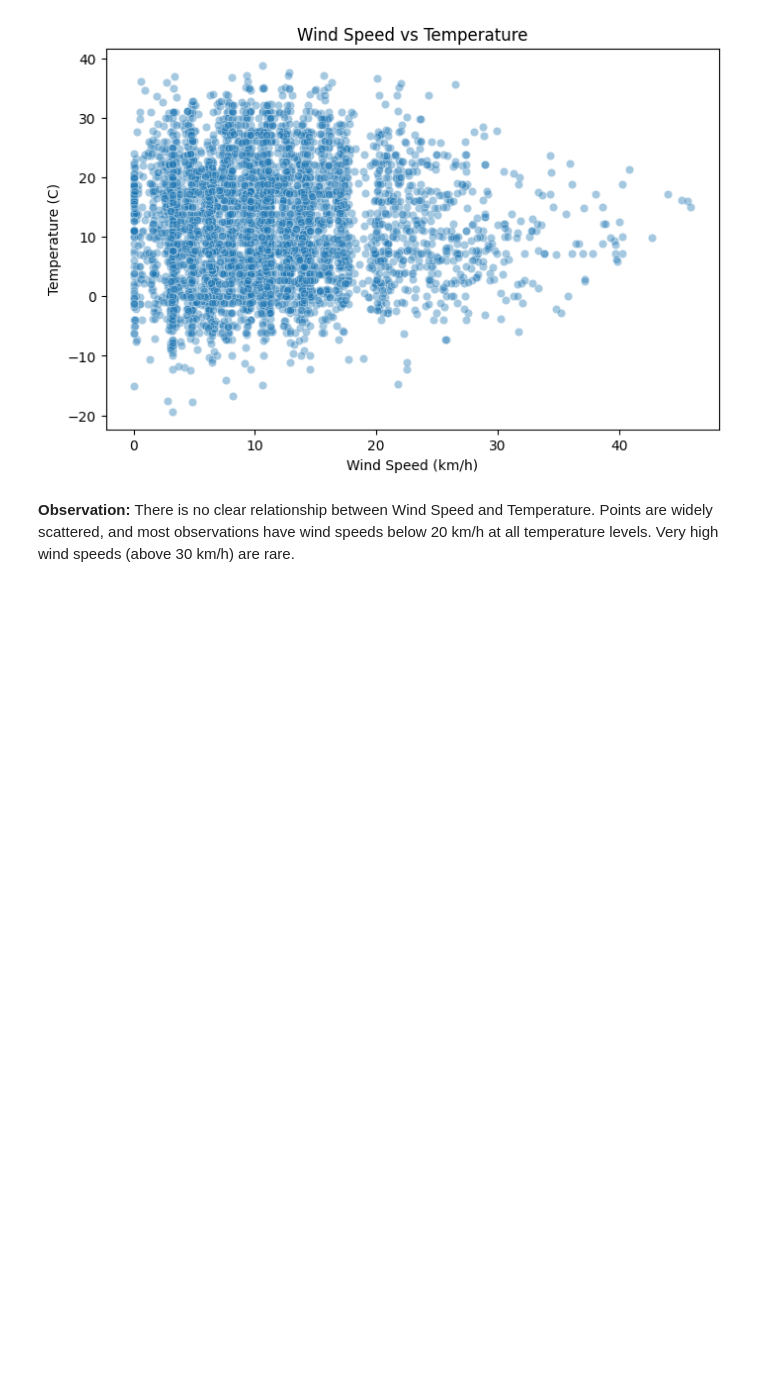
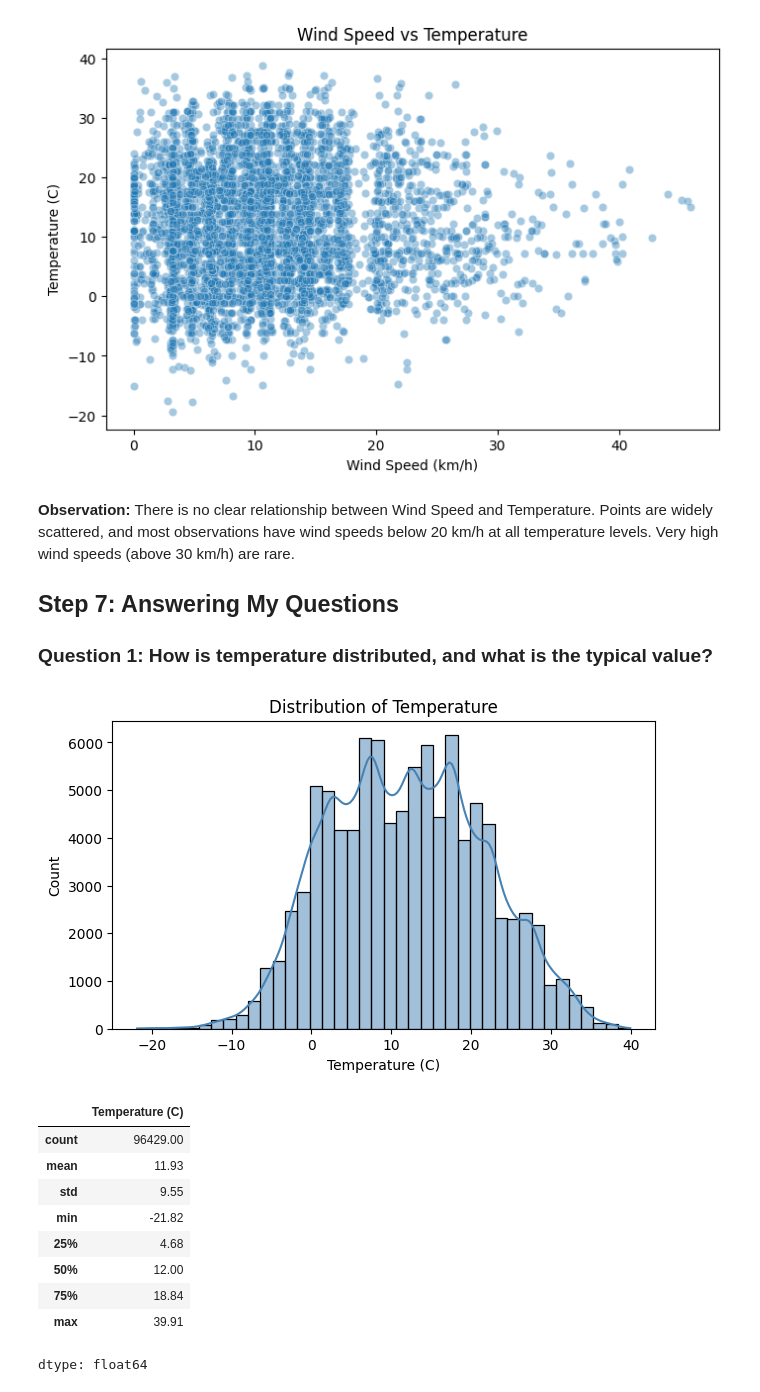
Before and after one commit to syeda-bisma05/weather-data-analysis, a Jupyter notebook: weather_analysis.ipynb, the cells around one changed output. Drawn from its saved outputs; the diff is of its cells as text; code cells hidden in the pictures; blank space fills up the shorter version.

Commit message:
Add questions and conclusion

```diff
--- a/weather_analysis.ipynb
+++ b/weather_analysis.ipynb
@@ -494,3 +494,25 @@ plt.show()
 [figure]
 # %% [markdown]
 **Observation:** There is no clear relationship between Wind Speed and Temperature. Points are widely scattered, and most observations have wind speeds below 20 km/h at all temperature levels. Very high wind speeds (above 30 km/h) are rare.
+## Step 7: Answering My Questions
+### Question 1: How is temperature distributed, and what is the typical value?
+# %%
+plt.figure(figsize=(7, 4))
+sns.histplot(df['Temperature (C)'], bins=40, kde=True, color='steelblue')
+plt.title('Distribution of Temperature')
+plt.xlabel('Temperature (C)')
+plt.ylabel('Count')
+plt.show()
+df['Temperature (C)'].describe().round(2)
+# %% [output]
+[figure, added]
+|  | Temperature (C) |
+| count | 96429.00 |
+| mean | 11.93 |
+| std | 9.55 |
+| min | -21.82 |
+| 25% | 4.68 |
+| 50% | 12.00 |
+| 75% | 18.84 |
+| max | 39.91 |
+dtype: float64
```
Also changed, not shown: parts of 9 cells of this notebook.
